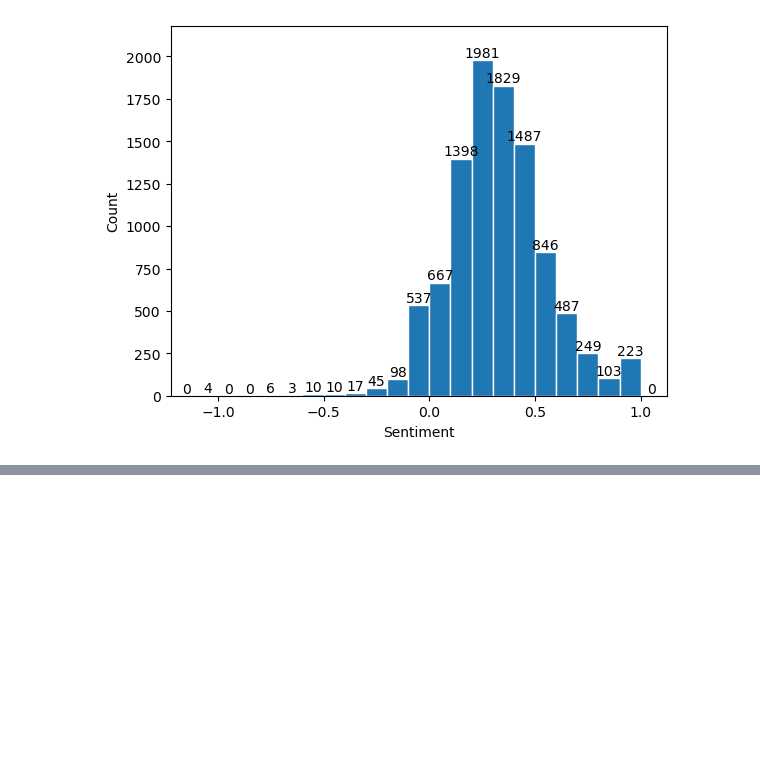
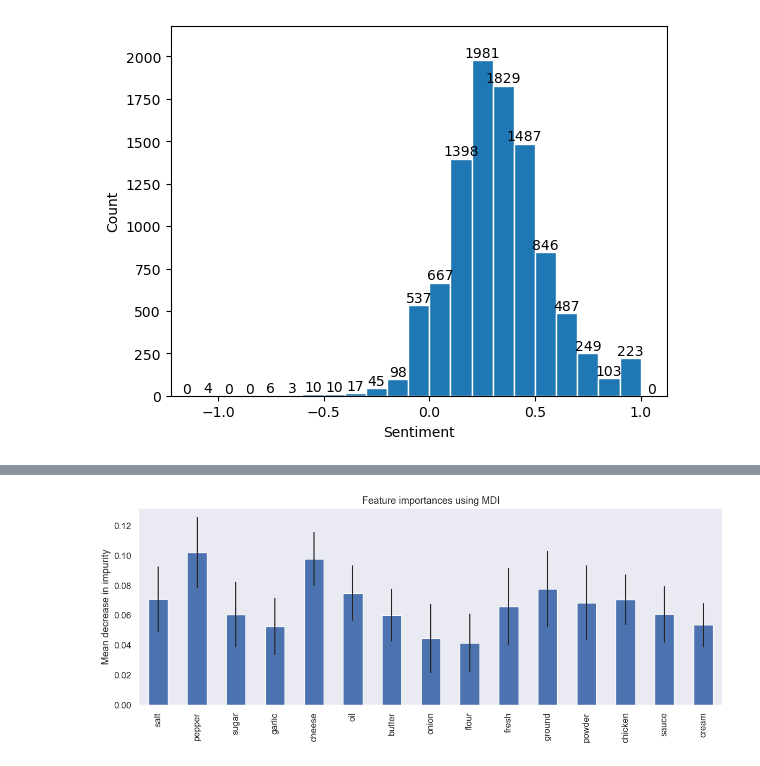
Before and after one commit to Soldaman93/food-sentiment, a Jupyter notebook: sentiment_analysis.ipynb, the cells around one changed output, grey strips where cells are left out. Cells and saved outputs as stored; diff of their text form; code cells hidden in the pictures; blank space fills up the shorter version.

Commit message:
Classification and features importance

```diff
--- a/sentiment_analysis.ipynb
+++ b/sentiment_analysis.ipynb
@@ -145,0 +173,6 @@ plt.show()
+# %%
+review_words_sorted = dict(sorted(review_words.items(), key=lambda item: item[1],reverse=True))
+tags_words_sorted = dict(sorted(tags_words.items(), key=lambda item: item[1],reverse=True))
+name_words_sorted = dict(sorted(name_words.items(), key=lambda item: item[1],reverse=True))
+description_words_sorted = dict(sorted(description_words.items(), key=lambda item: item[1],reverse=True))
+ingredients_words_sorted = dict(sorted(ingredients_words.items(), key=lambda item: item[1],reverse=True))
@@ -145,0 +225,3 @@ plt.show()
+# %%
+df = prepare_dataset(df_classification,'plain_ingredients',ingredients_words_sorted,15)
+df.head()
@@ -145,0 +237,5 @@ plt.show()
+# %%
+X = df.drop('sentiment',axis=1)
+y = df.sentiment
+
+X_train, X_test, y_train, y_test = train_test_split(X, y, test_size = 0.1)
@@ -145,0 +250,3 @@ plt.show()
+# %%
+forest = RandomForestClassifier(random_state=42)
+forest = forest.fit(X_train, y_train)
@@ -145,0 +300,14 @@ plt.show()
+# %%
+importances = forest.feature_importances_
+feature_names = X_train.columns
+std = np.std([tree.feature_importances_ for tree in forest.estimators_], axis=0)
+
+forest_importances = pd.Series(importances, index=feature_names)
+
+fig, ax = plt.subplots()
+forest_importances.plot.bar(yerr=std, ax=ax)
+ax.set_title('Feature importances using MDI')
+ax.set_ylabel('Mean decrease in impurity')
+fig.tight_layout()
+# %% [output]
+[figure, added]
```
Also changed, not shown: parts of 23 cells of this notebook.
